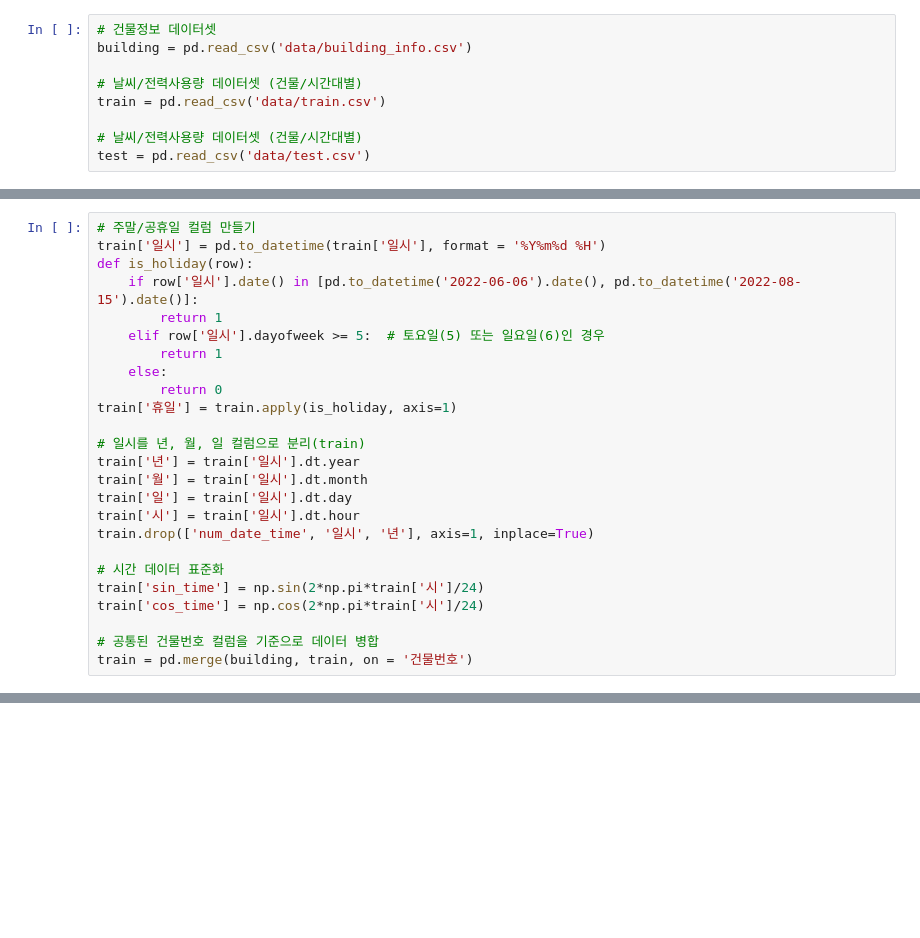
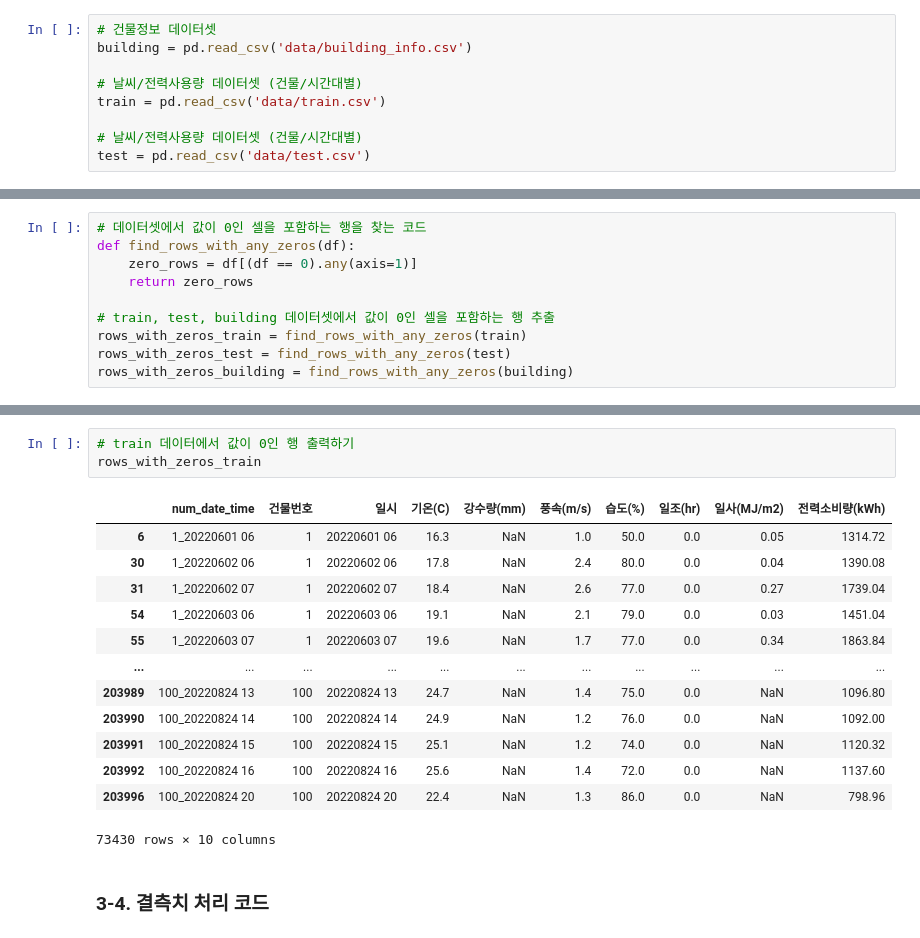
Before and after one commit to dongkieric98/-, a Jupyter notebook: electricity_EDA.ipynb, the cells around one changed output, grey strips where cells are left out. Cells and saved outputs as stored; diff of their text form; blank space fills up the shorter version.

```diff
--- a/electricity_EDA.ipynb
+++ b/electricity_EDA.ipynb
@@ -89,25 +20,0 @@ plt.show()
-# %%
-# 주말/공휴일 컬럼 만들기
-train['일시'] = pd.to_datetime(train['일시'], format = '%Y%m%d %H')
-def is_holiday(row):
-    if row['일시'].date() in [pd.to_datetime('2022-06-06').date(), pd.to_datetime('2022-08-15').date()]:
-        return 1
-    elif row['일시'].dayofweek >= 5:  # 토요일(5) 또는 일요일(6)인 경우
-        return 1
-    else:
-        return 0
-train['휴일'] = train.apply(is_holiday, axis=1)
-
-# 일시를 년, 월, 일 컬럼으로 분리(train)
-train['년'] = train['일시'].dt.year
-train['월'] = train['일시'].dt.month
-train['일'] = train['일시'].dt.day
-train['시'] = train['일시'].dt.hour
-train.drop(['num_date_time', '일시', '년'], axis=1, inplace=True)
-
-# 시간 데이터 표준화
-train['sin_time'] = np.sin(2*np.pi*train['시']/24)
-train['cos_time'] = np.cos(2*np.pi*train['시']/24)
-
-# 공통된 건물번호 컬럼을 기준으로 데이터 병합
-train = pd.merge(building, train, on = '건물번호')
@@ -200,0 +76,10 @@ plt.show()
+# %%
+# 데이터셋에서 값이 0인 셀을 포함하는 행을 찾는 코드
+def find_rows_with_any_zeros(df):
+    zero_rows = df[(df == 0).any(axis=1)]
+    return zero_rows
+
+# train, test, building 데이터셋에서 값이 0인 셀을 포함하는 행 추출
+rows_with_zeros_train = find_rows_with_any_zeros(train)
+rows_with_zeros_test = find_rows_with_any_zeros(test)
+rows_with_zeros_building = find_rows_with_any_zeros(building)
@@ -200,0 +94,19 @@ plt.show()
+# %%
+# train 데이터에서 값이 0인 행 출력하기
+rows_with_zeros_train
+# %% [output]
+|  | num_date_time | 건물번호 | 일시 | 기온(C) | 강수량(mm) | 풍속(m/s) | 습도(%) | 일조(hr) | 일사(MJ/m2) | 전력소비량(kWh) |
+| 6 | 1_20220601 06 | 1 | 20220601 06 | 16.3 | NaN | 1.0 | 50.0 | 0.0 | 0.05 | 1314.72 |
+| 30 | 1_20220602 06 | 1 | 20220602 06 | 17.8 | NaN | 2.4 | 80.0 | 0.0 | 0.04 | 1390.08 |
+| 31 | 1_20220602 07 | 1 | 20220602 07 | 18.4 | NaN | 2.6 | 77.0 | 0.0 | 0.27 | 1739.04 |
+| 54 | 1_20220603 06 | 1 | 20220603 06 | 19.1 | NaN | 2.1 | 79.0 | 0.0 | 0.03 | 1451.04 |
+| 55 | 1_20220603 07 | 1 | 20220603 07 | 19.6 | NaN | 1.7 | 77.0 | 0.0 | 0.34 | 1863.84 |
+| ... | ... | ... | ... | ... | ... | ... | ... | ... | ... | ... |
+| 203989 | 100_20220824 13 | 100 | 20220824 13 | 24.7 | NaN | 1.4 | 75.0 | 0.0 | NaN | 1096.80 |
+| 203990 | 100_20220824 14 | 100 | 20220824 14 | 24.9 | NaN | 1.2 | 76.0 | 0.0 | NaN | 1092.00 |
+| 203991 | 100_20220824 15 | 100 | 20220824 15 | 25.1 | NaN | 1.2 | 74.0 | 0.0 | NaN | 1120.32 |
+| 203992 | 100_20220824 16 | 100 | 20220824 16 | 25.6 | NaN | 1.4 | 72.0 | 0.0 | NaN | 1137.60 |
+| 203996 | 100_20220824 20 | 100 | 20220824 20 | 22.4 | NaN | 1.3 | 86.0 | 0.0 | NaN | 798.96 |
+73430 rows × 10 columns
+# %% [markdown]
+### 3-4. 결측치 처리 코드
```
Also changed, not shown: parts of 23 cells of this notebook.
